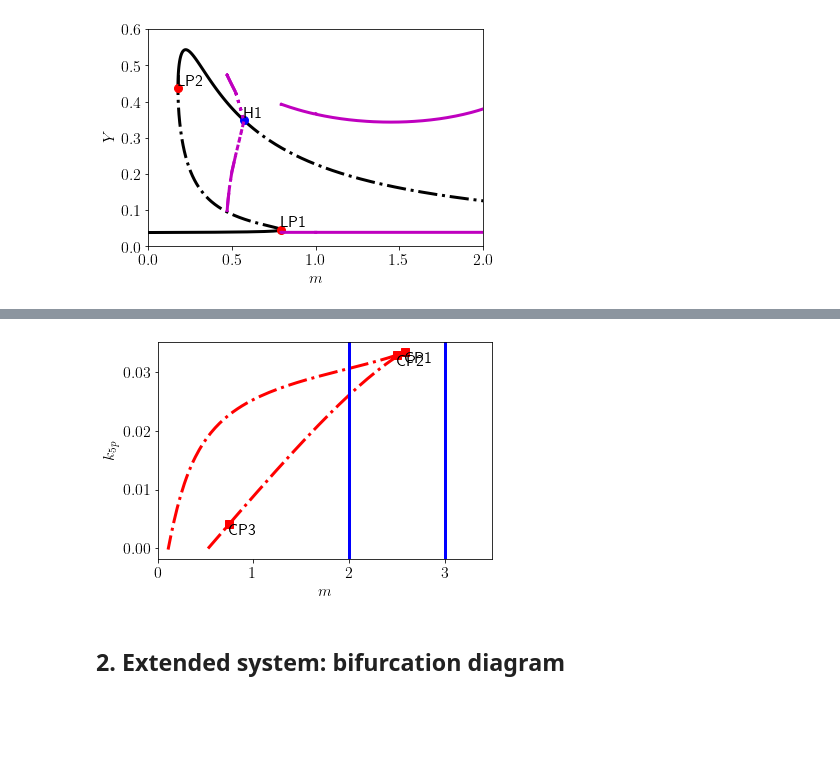
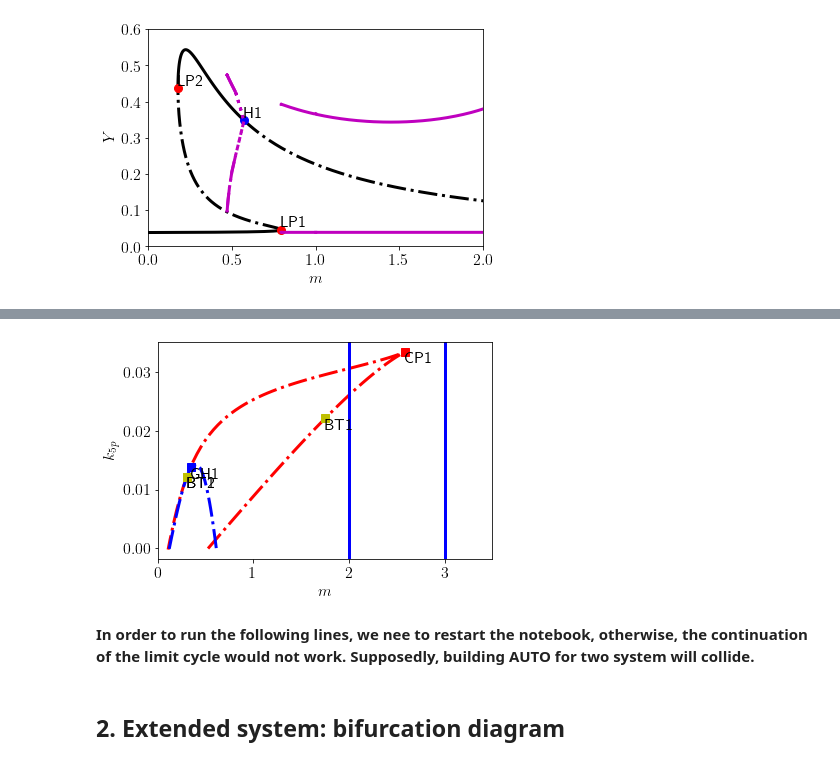
Before and after one commit to ccontrer/20-05SNBifurcationCarryover, a Jupyter notebook: notebooks/Application Cell cycle.ipynb, the cells around one changed output, grey strips where cells are left out. Drawn from its saved outputs; the diff is of its cells as text; code cells hidden in the pictures; blank space fills up the shorter version.

Commit message:
notebook edits limit cycles

```diff
--- a/notebooks/Application Cell cycle.ipynb
+++ b/notebooks/Application Cell cycle.ipynb
@@ -245,0 +236,19 @@ k5p  =  -8.623737127871881e-06
+# %%
+# Two-parameter bifurcation
+namefold2 = 'FO3'
+PCargs = dst.args(name=namefold2)
+PCargs.type = 'H-C1'
+PCargs.initpoint = 'EQ1:H1'
+PCargs.freepars = ['m', 'k5p']
+PCargs.StepSize = 1e-2
+PCargs.MaxNumPoints = 2000
+PCargs.MaxStepSize = 5e-2
+PCargs.MinStepSize = 1e-4
+PCargs.SaveEigen = True
+PCargs.SaveJacobian = True
+PCargs.LocBifPoints = 'all'
+PCargs.StopAtPoints = ['B']
+PCargs.verbosity = 2
+PC.newCurve(PCargs)
+PC.curves[namefold2].forward()
+PC.curves[namefold2].backward()
@@ -246,14 +273,17 @@ k5p  =  -8.623737127871881e-06
 # %%
 PC[namefold].display(('m', 'k5p'), stability=True, linewidth=3)
-PC.plot.fig1.toggleAll('off', bytype=['B', 'P', 'BT', 'ZH'])
+PC[namefold2].display(('m', 'k5p'), stability=True, linewidth=3)
+PC.plot.fig1.toggleAll('off', bytype=['B', 'P'])
 PC.plot.fig1.axes1.axes.set_xlim((0.0, 3.5))
 PC.plot.fig1.axes1.axes.set_xlabel('$m$', fontsize=16)
-# PC.plot.fig1.axes1.axes.set_ylim((0.0, 0.15))
+# PC.plot.fig1.axes1.axes.set_ylim((0.0, 0.03))
 PC.plot.fig1.axes1.axes.set_ylabel('$k_{5p}$', fontsize=16)
 plt.axvline(x=2.0, lw=3, color='b')
 plt.axvline(x=3.0, lw=3, color='b')
 PC.plot.fig1.axes1.axes.set_title('')
 plt.savefig(figdir + 'ApplicationCellCycleTwoParBifurcation.pdf', bbox_inches='tight')
 plt.show()
 # %% [output]
-[figure, old version]
+[figure, new version]
+# %% [markdown]
+**In order to run the following lines, we nee to restart the notebook, otherwise, the continuation of the limit cycle would not work. Supposedly, building AUTO for two system will collide.**
```
Also changed, not shown: parts of 32 cells of this notebook, 17 other files.
